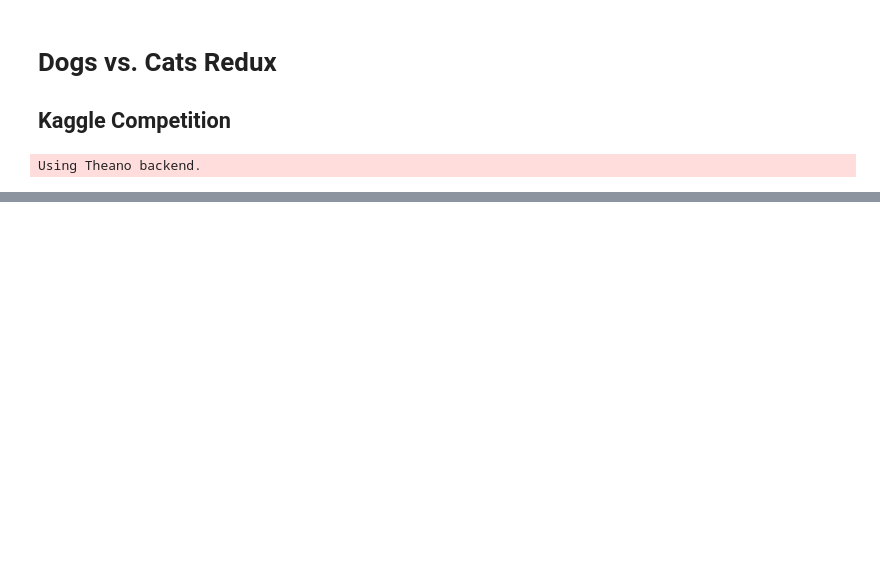
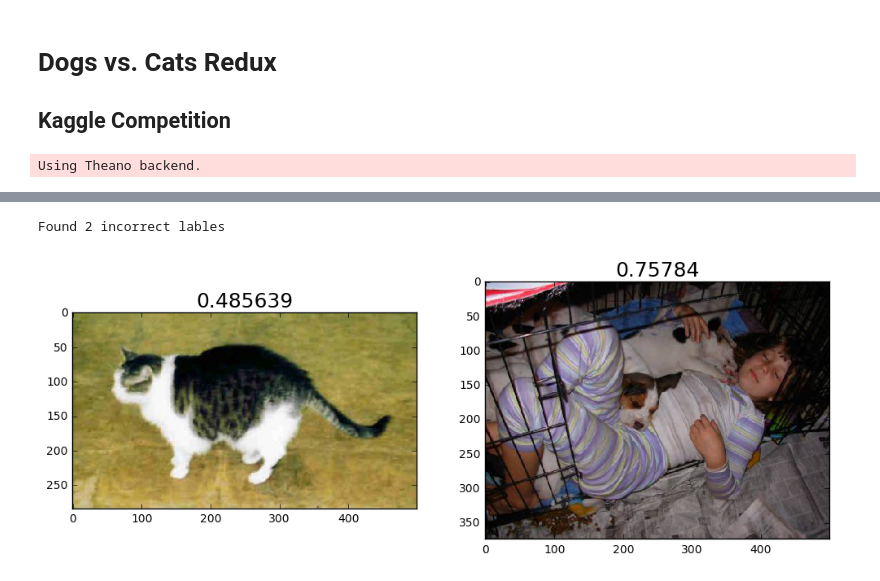
Before and after one commit to dancoombs/fastai, a Jupyter notebook: nbs/dogscats_model.ipynb, the cells around one changed output, grey strips where cells are left out. Saved outputs shown, nothing was run; the diff lists cells and outputs as text; code cells hidden in the pictures; blank space fills up the shorter version.

```diff
--- a/nbs/dogscats_model.ipynb
+++ b/nbs/dogscats_model.ipynb
@@ -48,0 +93,8 @@ np.savetxt(submission_file_name, subm, fmt='%d,%.5f', header='id,label', comment
+# %%
+incorrect = np.where(my_labels != expected_labels)[0]
+print "Found %d incorrect lables" % len(incorrect)
+idx = permutation(incorrect)[:n_view]
+plots_idx(idx, my_preds[idx])
+# %% [output]
+Found 2 incorrect lables
+[figure, added]
```
Also changed, not shown: parts of 18 cells of this notebook, 1 other file.
